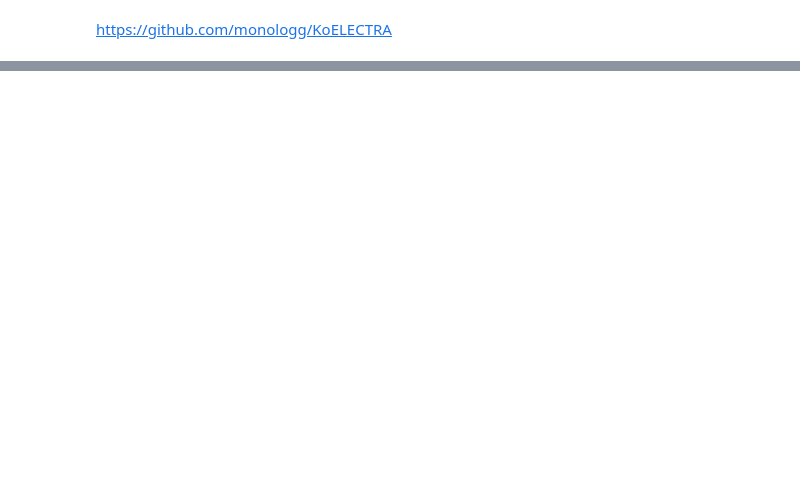
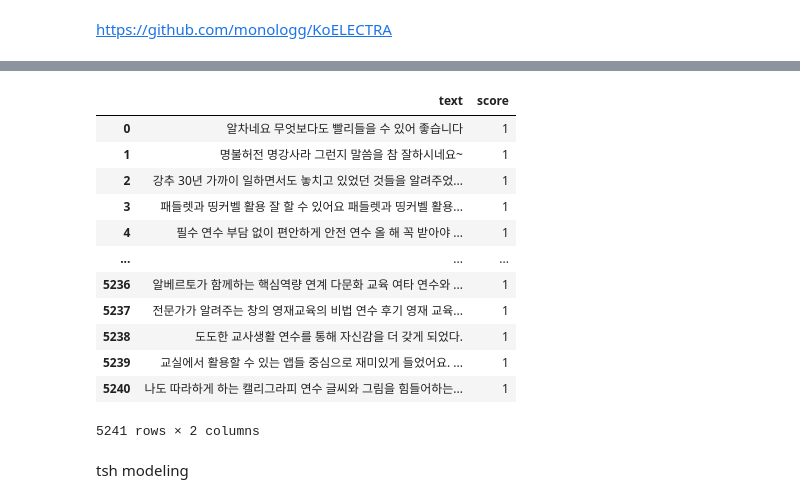
Before and after one commit to lhshs/mini_pjt, a Jupyter notebook: 230727-01_NLP/KoELECTRA.ipynb, the cells around one changed output, grey strips where cells are left out. Cells and saved outputs as stored; diff of their text form; code cells hidden in the pictures; blank space fills up the shorter version.

```diff
--- a/230727-01_NLP/KoELECTRA.ipynb
+++ b/230727-01_NLP/KoELECTRA.ipynb
@@ -40,0 +32,22 @@ print(list(zip(fake_tokens, predictions.tolist()[1:-1])))
+# %%
+ice = ice[['title_comments', 'rated']]
+ice.rename(columns={'title_comments' : 'text', 'rated' : 'score'}, inplace=True)
+ice['score'] = ice['score'].apply(lambda x : int(x[-1]))
+ice['score'] = ice['score'].apply(lambda x : 0 if x == 3 else (1 if x > 3 else -1))
+ice
+# %% [output]
+|  | text | score |
+| 0 | 알차네요 무엇보다도 빨리들을 수 있어 좋습니다 | 1 |
+| 1 | 명불허전 명강사라 그런지 말씀을 참 잘하시네요~ | 1 |
+| 2 | 강추 30년 가까이 일하면서도 놓치고 있었던 것들을 알려주었... | 1 |
+| 3 | 패들렛과 띵커벨 활용 잘 할 수 있어요 패들렛과 띵커벨 활용... | 1 |
+| 4 | 필수 연수 부담 없이 편안하게 안전 연수 올 해 꼭 받아야 ... | 1 |
+| ... | ... | ... |
+| 5236 | 알베르토가 함께하는 핵심역량 연계 다문화 교육 여타 연수와 ... | 1 |
+| 5237 | 전문가가 알려주는 창의 영재교육의 비법 연수 후기 영재 교육... | 1 |
+| 5238 | 도도한 교사생활 연수를 통해 자신감을 더 갖게 되었다. | 1 |
+| 5239 | 교실에서 활용할 수 있는 앱들 중심으로 재미있게 들었어요. ... | 1 |
+| 5240 | 나도 따라하게 하는 캘리그라피 연수 글씨와 그림을 힘들어하는... | 1 |
+5241 rows × 2 columns
+# %% [markdown]
+tsh modeling
```
Also changed, not shown: parts of 11 cells of this notebook, 9 other files.
